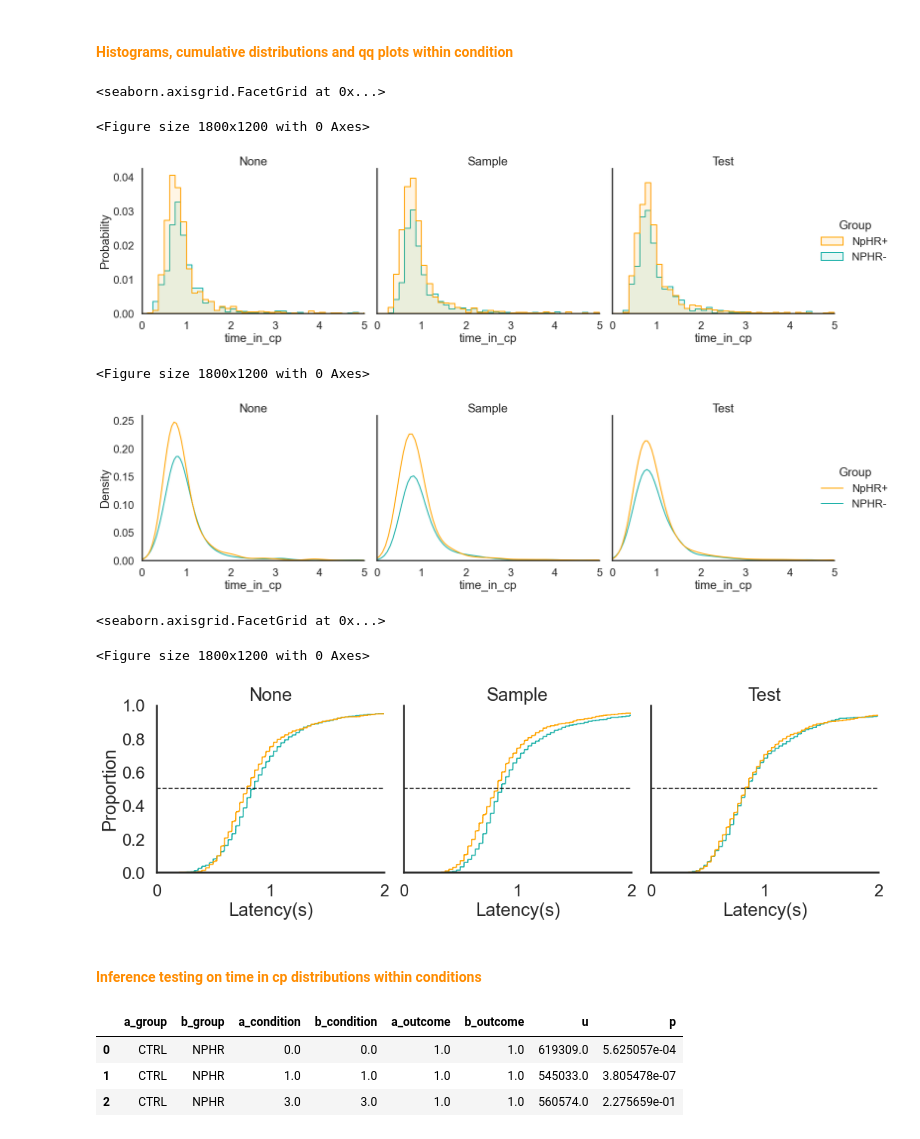
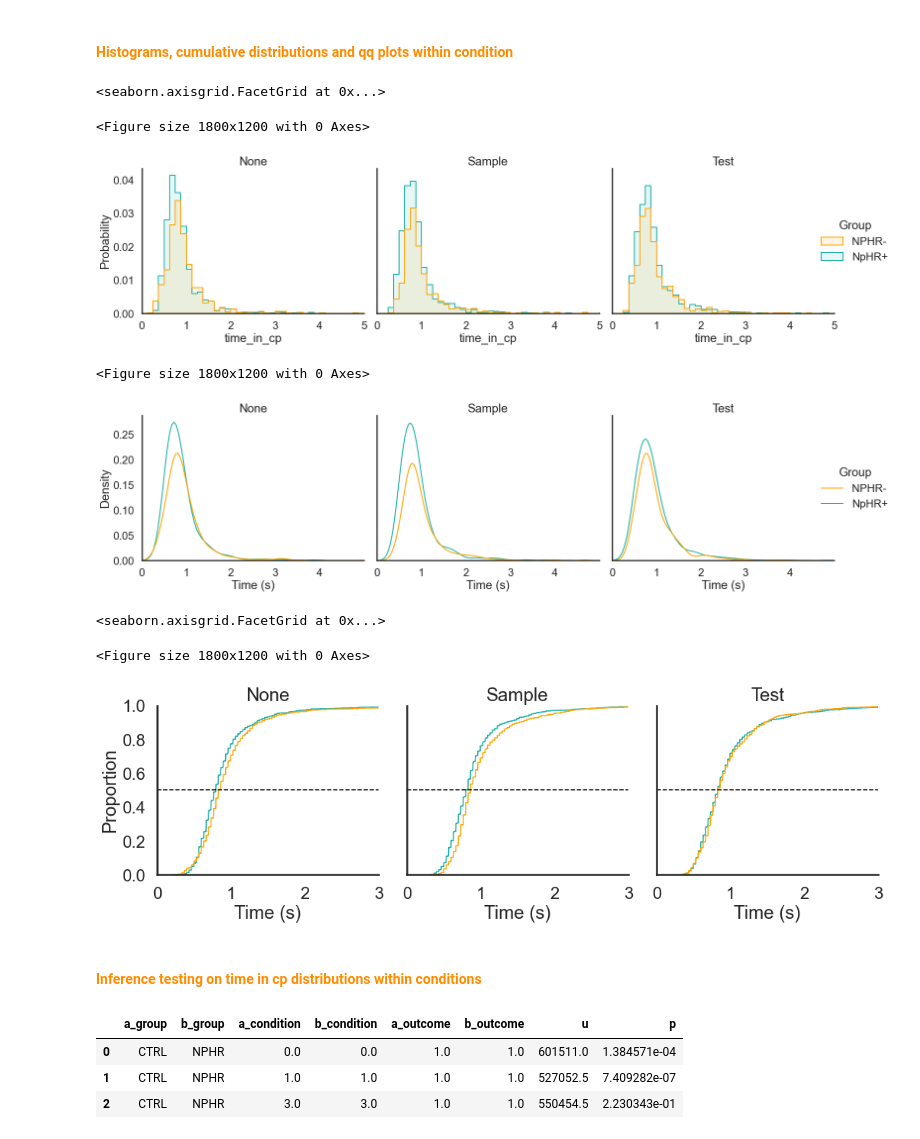
Before and after one commit to anasofiacc/cingulate_silencing_analysis, a Jupyter notebook: C. Time in choice point analysis/C1. Time in choice point distributions.ipynb, the cells around one changed output. Cells and saved outputs as stored; diff of their text form; code cells hidden in the pictures.

```diff
--- a/C. Time in choice point analysis/C1. Time in choice point distributions.ipynb
+++ b/C. Time in choice point analysis/C1. Time in choice point distributions.ipynb
@@ -14,3 +14,3 @@ from scipy.stats import mannwhitneyu
 # %%
-file_path = "C:/Users/anasofiaccruz/Desktop/Optogenetics processed data/below15_runs.csv"
-below15 = pd.read_csv(file_path)
+csv_file_path='C:/Users/anasofiaccruz/Desktop/Optogenetics processed data/no_outliers_no_baseline.csv'
+runs = pd.read_csv(csv_file_path)
@@ -98,0 +113,20 @@ results
+# %%
+sns.set(style='white', context='talk')
+plt.figure(dpi=300)
+g=sns.pointplot(
+             data=time_medians,
+             x='group',
+             y='time_in_cp',
+             hue=time_medians['stim_condition'].map({0:'None', 1:'Sample', 3:'Test'}),
+             dodge=.55, jitter=True, palette=['black', 'royalblue', 'orangered'],
+             hue_order=['None','Sample','Test'],estimator=np.median, ci=None,
+             join=False, legend=False, marker='d')
+
+sns.stripplot(data=time_medians,
+             x='group',
+             y='time_in_cp', hue='stim_condition', hue_order=[0,1,3],
+             dodge=True, palette=['black', 'royalblue', 'orangered'],
+             s=3, alpha=.3)
+g.set(ylim=[0,1.5], ylabel='Median Time (s)', xlabel='Group', xticks=[0,1], xticklabels=['NpHR-', 'NpHR+'])
+plt.legend(labels=['None', 'Sample','Test'],frameon=False, title='Condition', bbox_to_anchor=[.97,.9])
+sns.despine()
@@ -99,22 +135,22 @@ results
 # %% [markdown]
 #### <font color='darkorange'> Histograms, cumulative distributions and qq plots within condition
 # %%
-g = plot_latency_distributions_within_condition(below15,'hist','time_in_cp')
+g = plot_latency_distributions_within_condition(runs,'hist','time_in_cp')
 g.set(xlim=[0,5])
-a = plot_latency_distributions_within_condition(below15,'kde','time_in_cp')
-a.set(xlim=(0,5))
+a = plot_latency_distributions_within_condition(runs,'kde','time_in_cp')
+a.set(xlim=(0,5), xticks=range(0,5,1), xticklabels=range(0,5,1), xlabel='Time (s)')
 # %% [output]
 <seaborn.axisgrid.FacetGrid at 0x...>
 <Figure size 1800x1200 with 0 Axes>
-[figure, old version]
+[figure, new version]
 <Figure size 1800x1200 with 0 Axes>
-[figure, old version]
+[figure, new version]
 # %%
-g = plot_cumulative_distributions_within_condition(below15, 'time_in_cp')
-g.set(xlabel='Latency(s)', xlim=[0,2], xticks=range(0,3), xticklabels=range(0,3))
+g = plot_cumulative_distributions_within_condition(runs, 'time_in_cp')
+g.set(xlabel='Time (s)', xlim=[0,3], xticks=range(0,4,1), xticklabels=range(0,4))
 # %% [output]
 <seaborn.axisgrid.FacetGrid at 0x...>
 <Figure size 1800x1200 with 0 Axes>
-[figure, old version]
+[figure, new version]
 # %% [markdown]
 #### <font color='darkorange'>  Inference testing on time in cp distributions within conditions
@@ -121,10 +159,10 @@ g.set(xlabel='Latency(s)', xlim=[0,2], xticks=range(0,3), xticklabels=range(0,3)
 # %%
-a = [ctrl_none, ctrl_sample, ctrl_test]
-b = [nphr_none, nphr_sample, nphr_test]
+a = [ctrls['None'], ctrls['Sample'], ctrls['Test']]
+b = [nphrs['None'], nphrs['Sample'], nphrs['Test']]
 results = inference_testing_mannwhitneyu(a,b,'time_in_cp')
 results
 # %% [output]
 |  | a_group | b_group | a_condition | b_condition | a_outcome | b_outcome | u | p |
-| 0 | CTRL | NPHR | 0.0 | 0.0 | 1.0 | 1.0 | 619309.0 | 5.625057e-04 |
-| 1 | CTRL | NPHR | 1.0 | 1.0 | 1.0 | 1.0 | 545033.0 | 3.805478e-07 |
-| 2 | CTRL | NPHR | 3.0 | 3.0 | 1.0 | 1.0 | 560574.0 | 2.275659e-01 |
+| 0 | CTRL | NPHR | 0.0 | 0.0 | 1.0 | 1.0 | 601511.0 | 1.384571e-04 |
+| 1 | CTRL | NPHR | 1.0 | 1.0 | 1.0 | 1.0 | 527052.5 | 7.409282e-07 |
+| 2 | CTRL | NPHR | 3.0 | 3.0 | 1.0 | 1.0 | 550454.5 | 2.230343e-01 |
```
Also changed, not shown: parts of 25 cells of this notebook, 29 other files.
